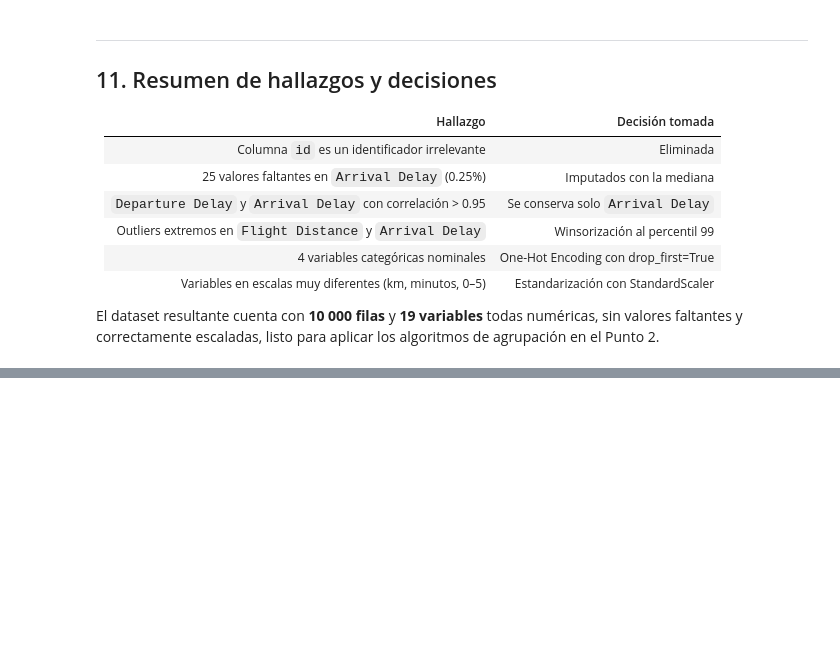
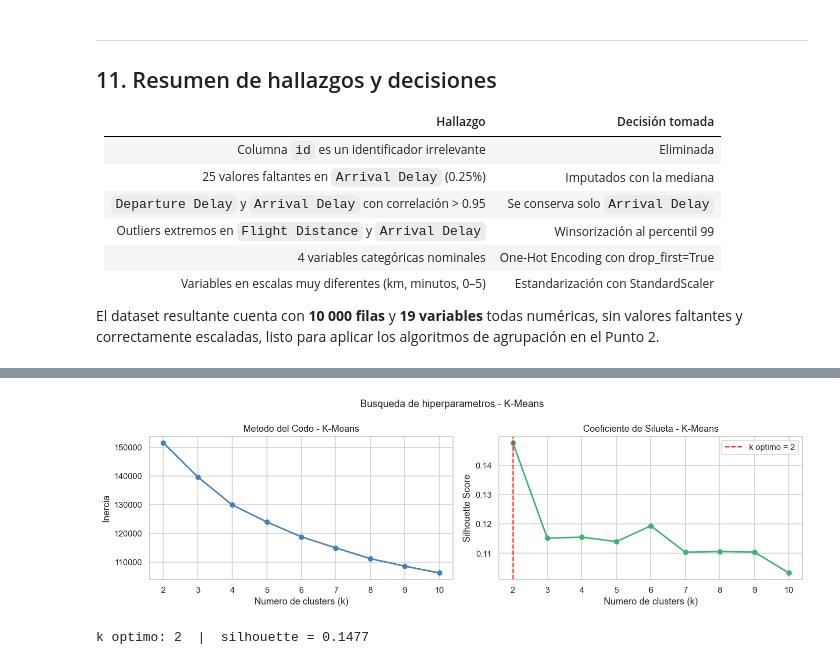
Before and after one commit to Castrux/Lab4Agrupacion, a Jupyter notebook: Lab4_Agrupacion.ipynb, the cells around one changed output, grey strips where cells are left out. Saved outputs shown, nothing was run; the diff lists cells and outputs as text; code cells hidden in the pictures; blank space fills up the shorter version.

```diff
--- a/Lab4_Agrupacion.ipynb
+++ b/Lab4_Agrupacion.ipynb
@@ -449,0 +539,12 @@ El dataset resultante cuenta con **10 000 filas** y **19 variables** todas numé
+# %%
+inertias      = []
+sil_scores_km = []
+k_range       = range(2, 11)
+
+for k in k_range:
+    km  = KMeans(n_clusters=k, init='k-means++', n_init=10, random_state=42)
+    lbs = km.fit_predict(X_prep)
+    inertias.append(km.inertia_)
+    sil = silhouette_score(X_prep, lbs, random_state=42)
+    sil_scores_km.append(sil)
+    print(f'k={k:2d} | inercia={km.inertia_:>12.0f} | silhouette={sil:.4f}')
@@ -449,0 +561,26 @@ El dataset resultante cuenta con **10 000 filas** y **19 variables** todas numé
+# %%
+fig, (ax1, ax2) = plt.subplots(1, 2, figsize=(13, 4))
+
+ax1.plot(list(k_range), inertias, 'o-', color='steelblue', linewidth=2)
+ax1.set_xlabel('Numero de clusters (k)')
+ax1.set_ylabel('Inercia')
+ax1.set_title('Metodo del Codo - K-Means')
+ax1.set_xticks(list(k_range))
+
+ax2.plot(list(k_range), sil_scores_km, 'o-', color='mediumseagreen', linewidth=2)
+ax2.set_xlabel('Numero de clusters (k)')
+ax2.set_ylabel('Silhouette Score')
+ax2.set_title('Coeficiente de Silueta - K-Means')
+ax2.set_xticks(list(k_range))
+
+k_opt_km = list(k_range)[int(np.argmax(sil_scores_km))]
+ax2.axvline(k_opt_km, color='red', linestyle='--', label=f'k optimo = {k_opt_km}')
+ax2.legend()
+
+plt.suptitle('Busqueda de hiperparametros - K-Means', fontsize=13)
+plt.tight_layout()
+plt.show()
+print(f'k optimo: {k_opt_km}  |  silhouette = {max(sil_scores_km):.4f}')
+# %% [output]
+[figure, added]
+k optimo: 2  |  silhouette = 0.1477
```
Also changed, not shown: parts of 19 cells of this notebook.
